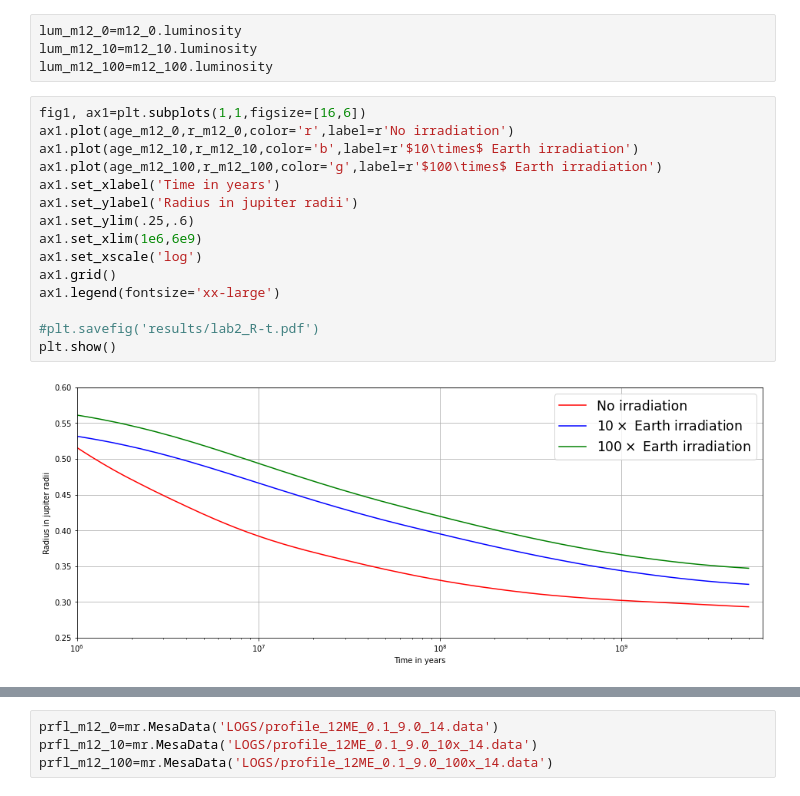
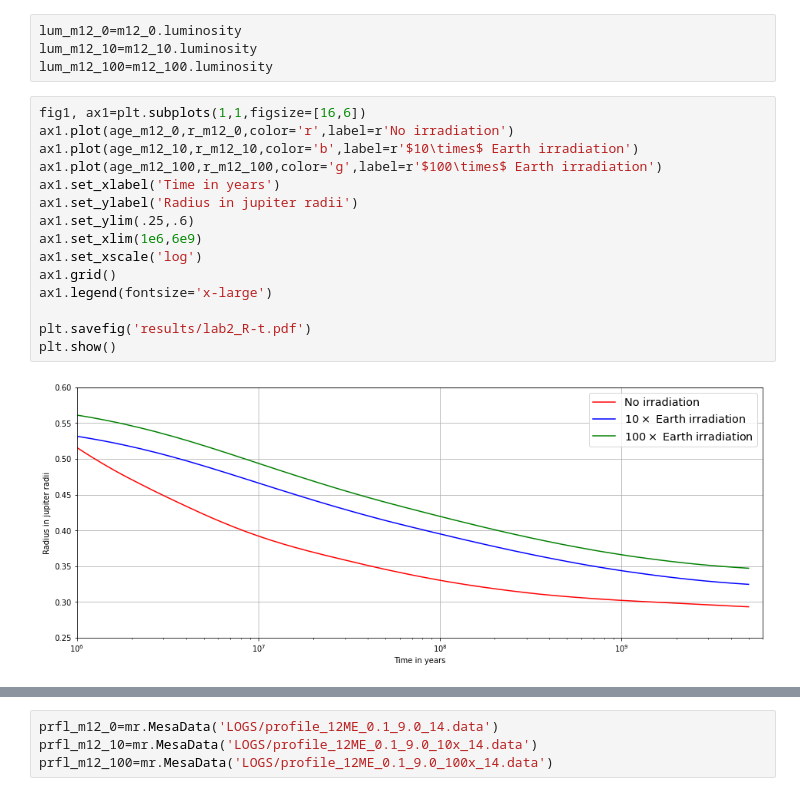
Before and after one commit to johnkou97/Exoplanet_project, a Jupyter notebook: Untitled.ipynb, the cells around one changed output, grey strips where cells are left out. Drawn from its saved outputs; the diff is of its cells as text.

```diff
--- a/Untitled.ipynb
+++ b/Untitled.ipynb
@@ -342,20 +342,20 @@ lum_m12_100=m12_100.luminosity
 # %%
 fig1, ax1=plt.subplots(1,1,figsize=[16,6])
 ax1.plot(age_m12_0,r_m12_0,color='r',label=r'No irradiation')
 ax1.plot(age_m12_10,r_m12_10,color='b',label=r'$10\times$ Earth irradiation')
 ax1.plot(age_m12_100,r_m12_100,color='g',label=r'$100\times$ Earth irradiation')
 ax1.set_xlabel('Time in years')
 ax1.set_ylabel('Radius in jupiter radii')
 ax1.set_ylim(.25,.6)
 ax1.set_xlim(1e6,6e9)
 ax1.set_xscale('log')
 ax1.grid()
-ax1.legend(fontsize='xx-large')
+ax1.legend(fontsize='x-large')
 
-#plt.savefig('results/lab2_R-t.pdf')
+plt.savefig('results/lab2_R-t.pdf')
 plt.show()
 # %% [output]
-[figure, old version]
+[figure, new version]
 # %%
 fig2, ax1=plt.subplots(1,1,figsize=[16,6])
 ax1.plot(age_m12_0,lum_m12_0,color='r',label=r'No irradiation')
```
Also changed, not shown: parts of 8 cells of this notebook, 6 other files.
